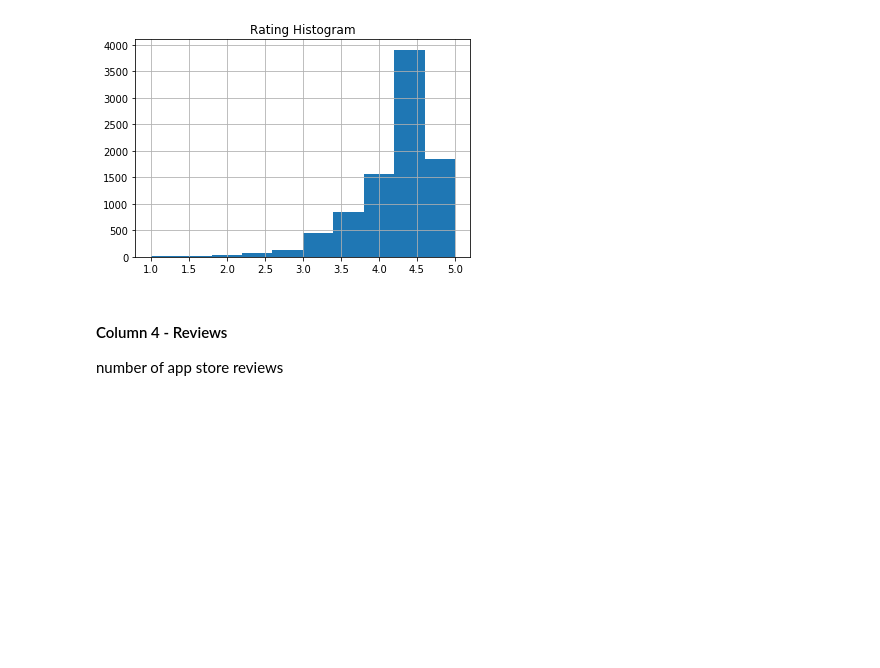
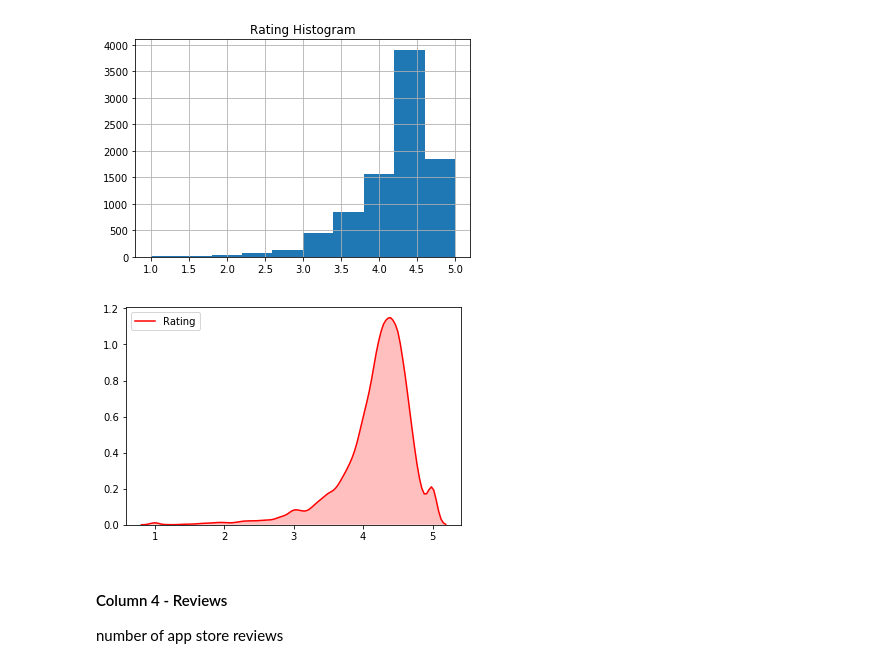
Before and after one commit to gagandaroach/DataScienceIntro, a Jupyter notebook: finalproj/Final Project.ipynb, the cells around one changed output. Drawn from its saved outputs; the diff is of its cells as text; code cells hidden in the pictures; blank space fills up the shorter version.

```diff
--- a/finalproj/Final Project.ipynb
+++ b/finalproj/Final Project.ipynb
@@ -228,6 +258,11 @@ plt.title('Rating Histogram')
 plt.show()
 # %% [output]
 [figure]
+# %%
+sns.kdeplot(apps_df[column_name], color="Red", shade=True)
+plt.title=('Rating KDE Plot')
+# %% [output]
+[figure, added]
 # %% [markdown]
 #### Column 4 - Reviews
 number of app store reviews
```
Also changed, not shown: parts of 11 cells of this notebook.
